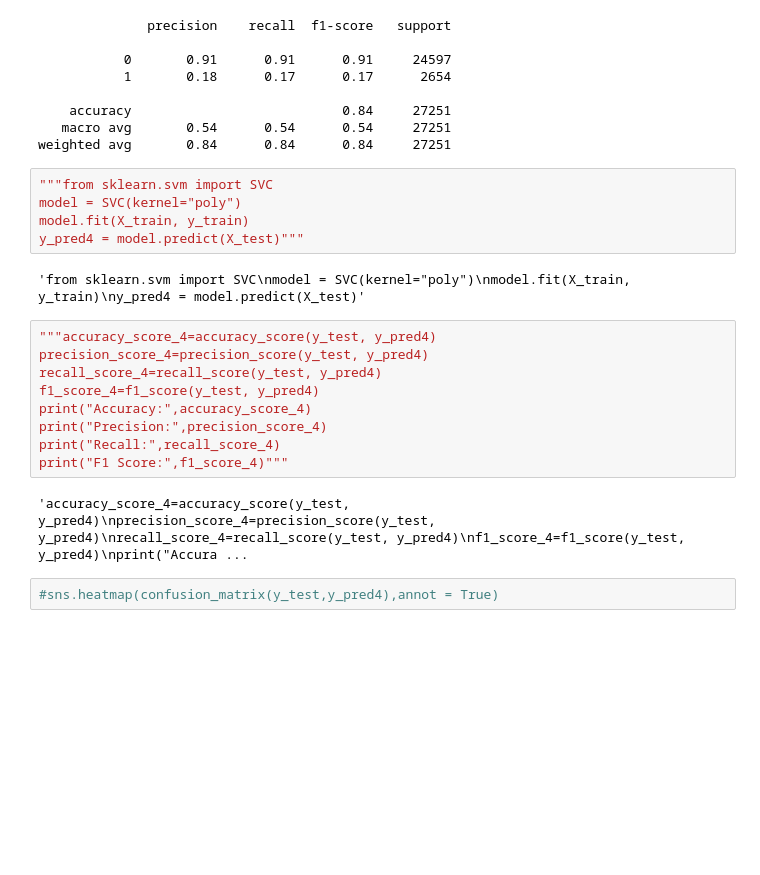
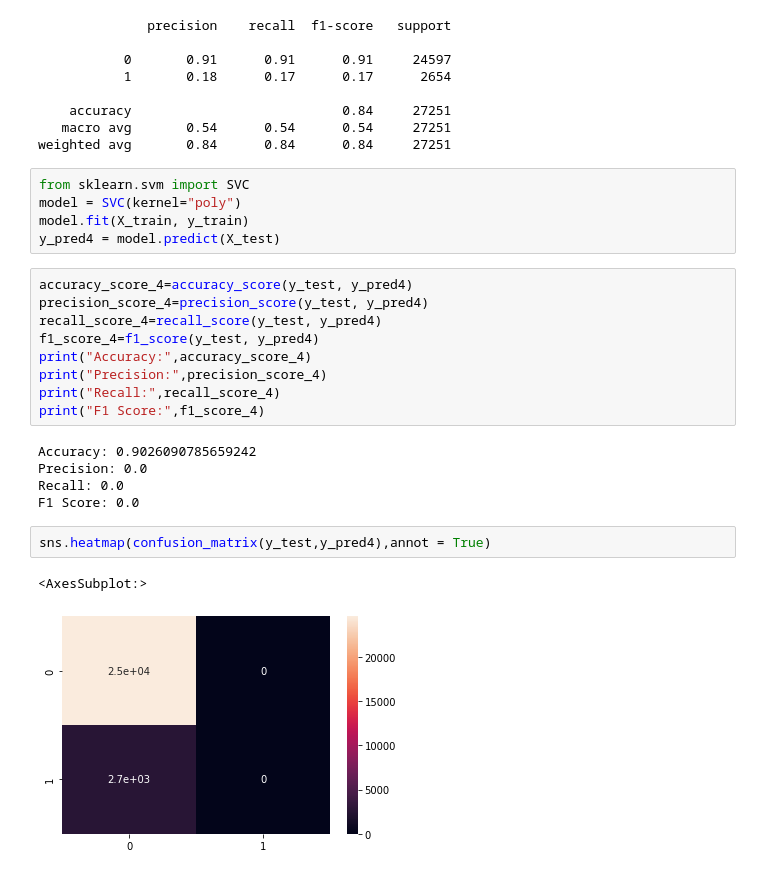
Before and after one commit to HarshitKmr10/IOSD_ML_Task, a Jupyter notebook: iosd-svm-task.ipynb, the cells around one changed output. Drawn from its saved outputs; the diff is of its cells as text; blank space fills up the shorter version.

```diff
--- a/iosd-svm-task.ipynb
+++ b/iosd-svm-task.ipynb
@@ -281,23 +281,27 @@ print(classification_report(y_test,y_pred3))
    macro avg       0.54      0.54      0.54     27251
 weighted avg       0.84      0.84      0.84     27251
 # %%
-"""from sklearn.svm import SVC
+from sklearn.svm import SVC
 model = SVC(kernel="poly")
 model.fit(X_train, y_train)
-y_pred4 = model.predict(X_test)"""
+y_pred4 = model.predict(X_test)
-# %% [output]
-'from sklearn.svm import SVC\nmodel = SVC(kernel="poly")\nmodel.fit(X_train, y_train)\ny_pred4 = model.predict(X_test)'
 # %%
-"""accuracy_score_4=accuracy_score(y_test, y_pred4)
+accuracy_score_4=accuracy_score(y_test, y_pred4)
 precision_score_4=precision_score(y_test, y_pred4)
 recall_score_4=recall_score(y_test, y_pred4)
 f1_score_4=f1_score(y_test, y_pred4)
 print("Accuracy:",accuracy_score_4)
 print("Precision:",precision_score_4)
 print("Recall:",recall_score_4)
-print("F1 Score:",f1_score_4)"""
+print("F1 Score:",f1_score_4)
 # %% [output]
-'accuracy_score_4=accuracy_score(y_test, y_pred4)\nprecision_score_4=precision_score(y_test, y_pred4)\nrecall_score_4=recall_score(y_test, y_pred4)\nf1_score_4=f1_score(y_test, y_pred4)\nprint("Accura ...
+Accuracy: 0.9026090785659242
+Precision: 0.0
+Recall: 0.0
+F1 Score: 0.0
 # %%
-#sns.heatmap(confusion_matrix(y_test,y_pred4),annot = True)
+sns.heatmap(confusion_matrix(y_test,y_pred4),annot = True)
+# %% [output]
+<AxesSubplot:>
+[figure, added]
 # %%
```
Also changed, not shown: parts of 6 cells of this notebook.
